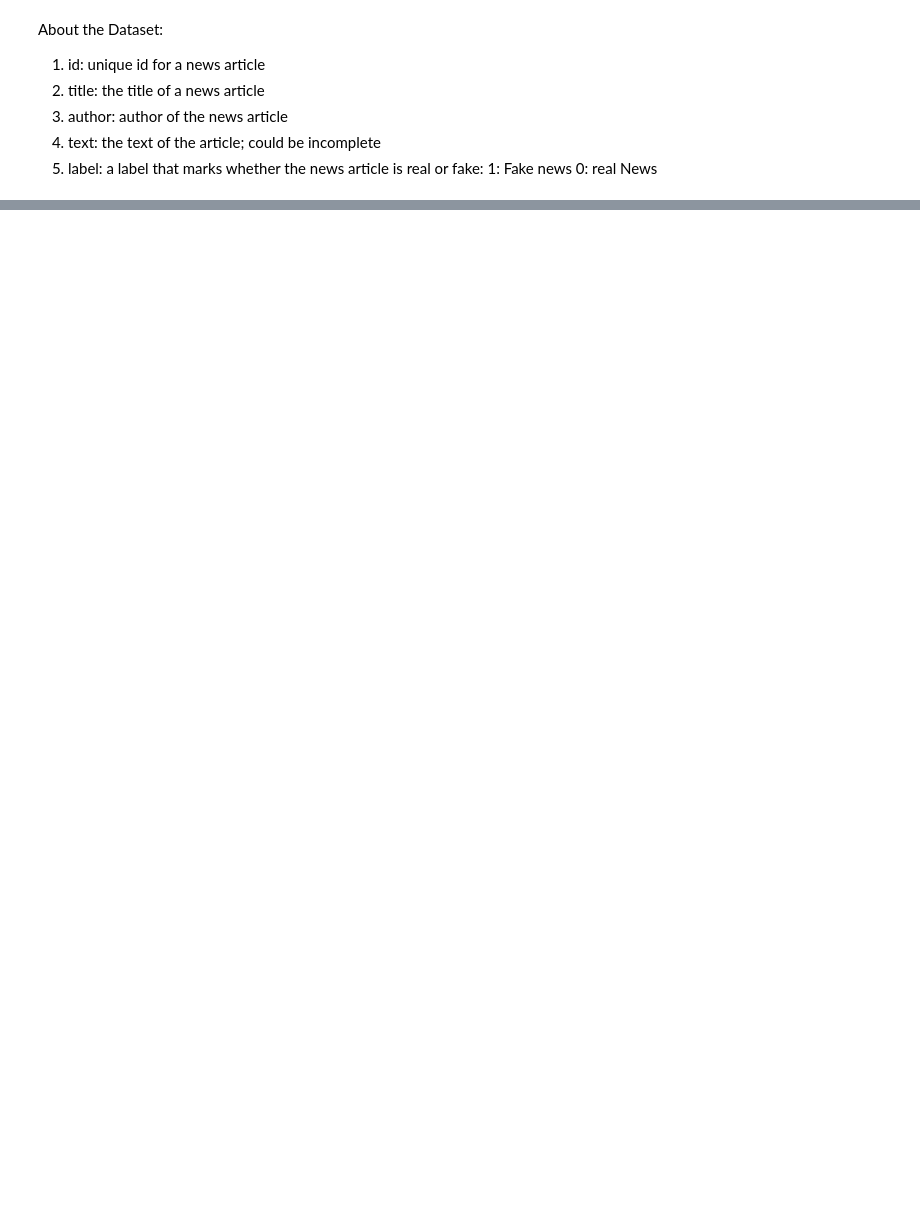
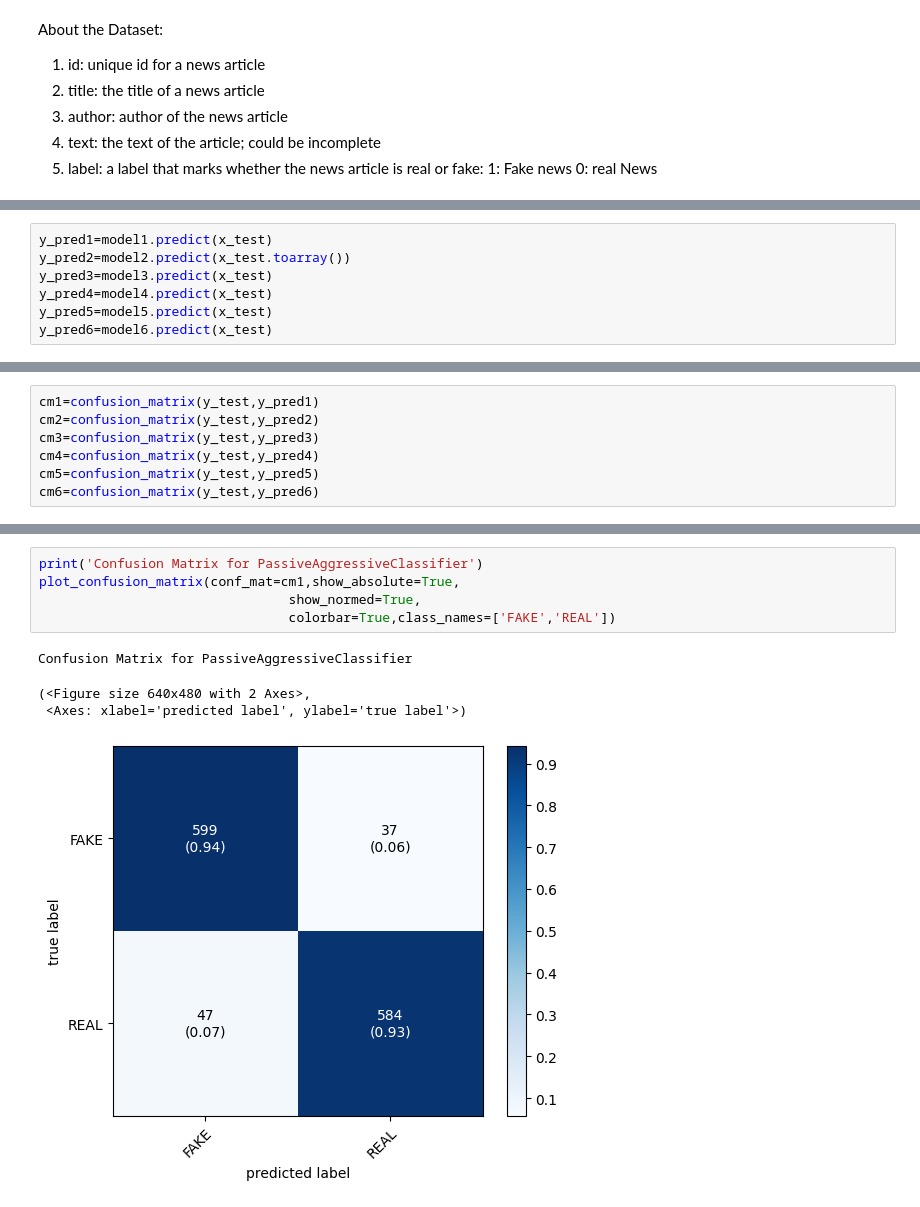
Before and after one commit to Eleutherian13/Machine-Learning-Projects-Collection-, a Jupyter notebook: FakeNewsPrediction/FakeNewsPrediction.ipynb, the cells around one changed output, grey strips where cells are left out. Saved outputs shown, nothing was run; the diff lists cells and outputs as text; blank space fills up the shorter version.

```diff
--- a/FakeNewsPrediction/FakeNewsPrediction.ipynb
+++ b/FakeNewsPrediction/FakeNewsPrediction.ipynb
@@ -20,0 +112,7 @@ Requirement already satisfied: colorama in c:\users\manas\anaconda3\lib\site-pac
+# %%
+y_pred1=model1.predict(x_test)
+y_pred2=model2.predict(x_test.toarray())
+y_pred3=model3.predict(x_test)
+y_pred4=model4.predict(x_test)
+y_pred5=model5.predict(x_test)
+y_pred6=model6.predict(x_test)
@@ -20,0 +172,7 @@ Requirement already satisfied: colorama in c:\users\manas\anaconda3\lib\site-pac
+# %%
+cm1=confusion_matrix(y_test,y_pred1)
+cm2=confusion_matrix(y_test,y_pred2)
+cm3=confusion_matrix(y_test,y_pred3)
+cm4=confusion_matrix(y_test,y_pred4)
+cm5=confusion_matrix(y_test,y_pred5)
+cm6=confusion_matrix(y_test,y_pred6)
@@ -20,0 +186,10 @@ Requirement already satisfied: colorama in c:\users\manas\anaconda3\lib\site-pac
+# %%
+print('Confusion Matrix for PassiveAggressiveClassifier')
+plot_confusion_matrix(conf_mat=cm1,show_absolute=True,
+                                show_normed=True,
+                                colorbar=True,class_names=['FAKE','REAL'])
+# %% [output]
+Confusion Matrix for PassiveAggressiveClassifier
+(<Figure size 640x480 with 2 Axes>,
+ <Axes: xlabel='predicted label', ylabel='true label'>)
+[figure, added]
```
Also changed, not shown: parts of 16 cells of this notebook, 2 other files.
